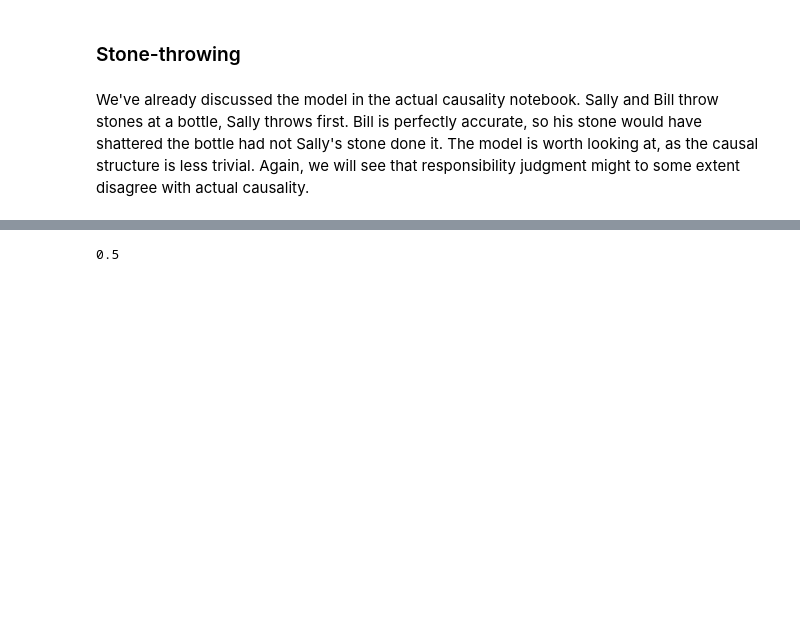
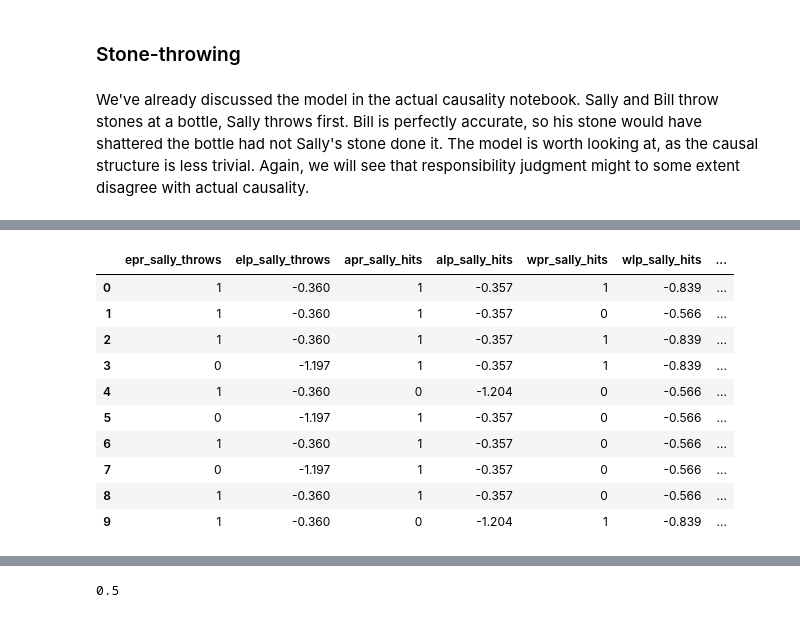
Before and after one commit to BasisResearch/chirho, a Jupyter notebook: docs/source/responsibility.ipynb, the cells around one changed output, grey strips where cells are left out. Cells and saved outputs as stored; diff of their text form; code cells hidden in the pictures; blank space fills up the shorter version.

```diff
--- a/docs/source/responsibility.ipynb
+++ b/docs/source/responsibility.ipynb
@@ -551,12 +615,4 @@ def stones_model():
             "bill_hits": bill_hits,
             "bottle_shatters": bottle_shatters,
         }
-
-stones_model.nodes = [
-            "sally_throws",
-            "bill_throws",
-            "sally_hits",
-            "bill_hits",
-            "bottle_shatters",
-        ]
 # %%
@@ -577,0 +709,76 @@ responsibility_stones_sally_HPR()
+# %%
+def gett(nodes, evaluated_node, antecedents, witness_candidates, round = True):
+
+    values_table = {}
+
+
+#    values_table[f"obs_{evaluated_node}"] = nodes[evaluated_node]["value"][0].squeeze().tolist()
+#    values_table[f"int_{evaluated_node}"] = nodes[evaluated_node]["value"][1].squeeze().tolist()
+    values_table[f"epr_{evaluated_node}"] = nodes[f"__evaluated_split_{evaluated_node}"]["value"].squeeze().tolist()
+    values_table[f"elp_{evaluated_node}"] = nodes[f"__evaluated_split_{evaluated_node}"]["fn"].log_prob(nodes[f"__evaluated_split_{evaluated_node}"]["value"]).squeeze().tolist()
+
+    for antecedent in antecedents:
+#        andecedent_m = HPR.run[antecedent]
+#        print(gather(andecedent_m, IndexSet(**{antecedent: {0} for antecedent in antecedents})))
+#        values_table[f"obs_{antecedent}"] = nodes[antecedent]["value"][0].squeeze().tolist()
+#        values_table[f"int_{antecedent}"] = nodes[antecedent]["value"][1].squeeze().tolist()
+        values_table['apr_' + antecedent] = nodes['__treatment_split_' + antecedent]["value"].squeeze().tolist()
+        values_table['alp_' + antecedent] = nodes['__treatment_split_' + antecedent]["fn"].log_prob(nodes['__treatment_split_' + antecedent]["value"]).squeeze().tolist()
+
+        if f"__witness_split_{antecedent}" in nodes.keys():
+            values_table['wpr_' + antecedent] = nodes['__witness_split_' + antecedent]["value"].squeeze().tolist()
+            values_table['wlp_' + antecedent] = nodes['__witness_split_' + antecedent]["fn"].log_prob(nodes['__witness_split_' + antecedent]["value"]).squeeze().tolist()
+
+    for witness in witness_candidates:
+        if witness not in antecedents:
+            values_table['wpr_' + witness] = nodes['__witness_split_' + witness]["value"].squeeze().tolist()
+            values_table['wlp_' + witness] = nodes['__witness_split_' + witness]["fn"].log_prob(nodes['__witness_split_' + witness]["value"]).squeeze().tolist()
+
+    values_table['clp'] = nodes['consequent_differs']["fn"].log_prob(nodes['consequent_differs']["value"]).squeeze().tolist()
+
+    if isinstance(values_table['clp'], float):
+       values_df = pd.DataFrame([values_table])
+    else:
+        values_df = pd.DataFrame(values_table)
+
+    values_df = pd.DataFrame(values_table)
+
+    summands_ant = ['alp_' + antecedent for antecedent in antecedents]
+    summands_wit = ['wlp_' + witness for witness in witness_candidates]
+    summands = [f"elp_{evaluated_node}"] +  summands_ant + summands_wit + ['clp']
+
+    values_df["int"] =  values_df.apply(lambda row: sum(row[row.index.str.startswith("apr_")] == 0), axis=1)
+    values_df['int'] = 1 - values_df[f"epr_{evaluated_node}"] + values_df["int"]
+    values_df["wpr"] = values_df.apply(lambda row: sum(row[row.index.str.startswith("wpr_")] == 1), axis=1)
+    values_df["changes"] =   values_df["int"] + values_df["wpr"]
+
+    values_df["sum_lp"] =  values_df[summands].sum(axis = 1)
+    #values_df.drop_duplicates(inplace = True)
+    #values_df.sort_values(by = "sum_lp", inplace = True, ascending = False)
+
+    tab =  values_df.reset_index(drop = True)
+
+    #tab = remove_redundant_rows(tab)
+
+    if round:
+       tab = tab.round(3)
+
+    return tab
+
+
+tab = gett(stones_sallyHPR.trace.trace.nodes, "sally_throws", stones_sallyHPR.treatment_candidates,
+          stones_sallyHPR.witness_candidates)
+
+tab
+# %% [output]
+|  | epr_sally_throws | elp_sally_throws | apr_sally_hits | alp_sally_hits | wpr_sally_hits | wlp_sally_hits | ... |
+| 0 | 1 | -0.360 | 1 | -0.357 | 1 | -0.839 | ... |
+| 1 | 1 | -0.360 | 1 | -0.357 | 0 | -0.566 | ... |
+| 2 | 1 | -0.360 | 1 | -0.357 | 1 | -0.839 | ... |
+| 3 | 0 | -1.197 | 1 | -0.357 | 1 | -0.839 | ... |
+| 4 | 1 | -0.360 | 0 | -1.204 | 0 | -0.566 | ... |
+| 5 | 0 | -1.197 | 1 | -0.357 | 0 | -0.566 | ... |
+| 6 | 1 | -0.360 | 1 | -0.357 | 0 | -0.566 | ... |
+| 7 | 0 | -1.197 | 1 | -0.357 | 0 | -0.566 | ... |
+| 8 | 1 | -0.360 | 1 | -0.357 | 0 | -0.566 | ... |
+| 9 | 1 | -0.360 | 0 | -1.204 | 1 | -0.839 | ... |
```
Also changed, not shown: parts of 17 cells of this notebook.
